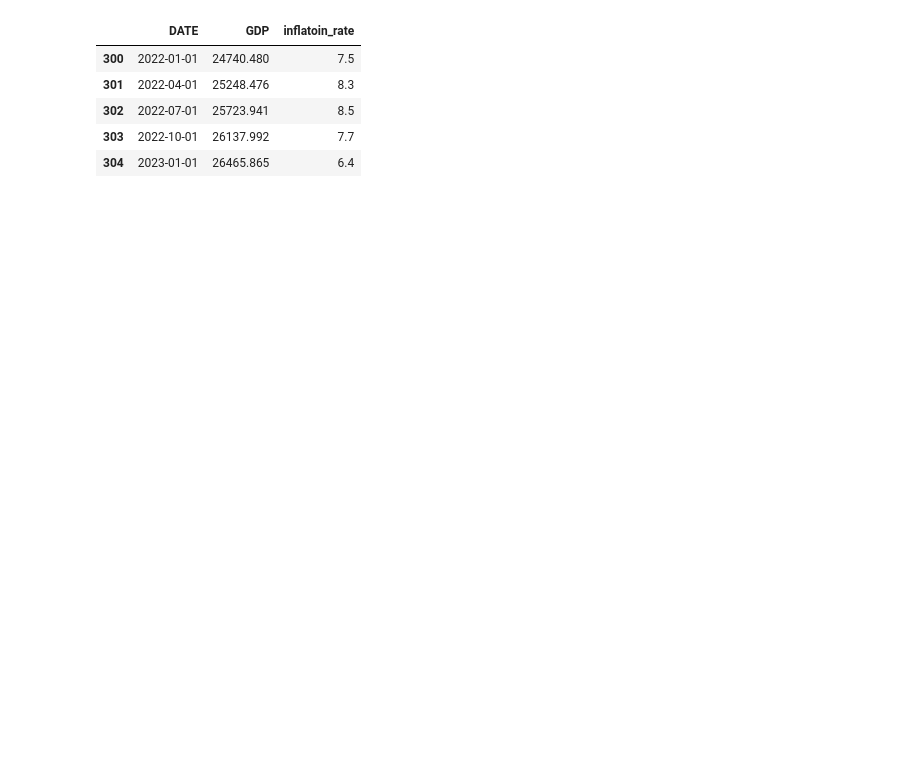
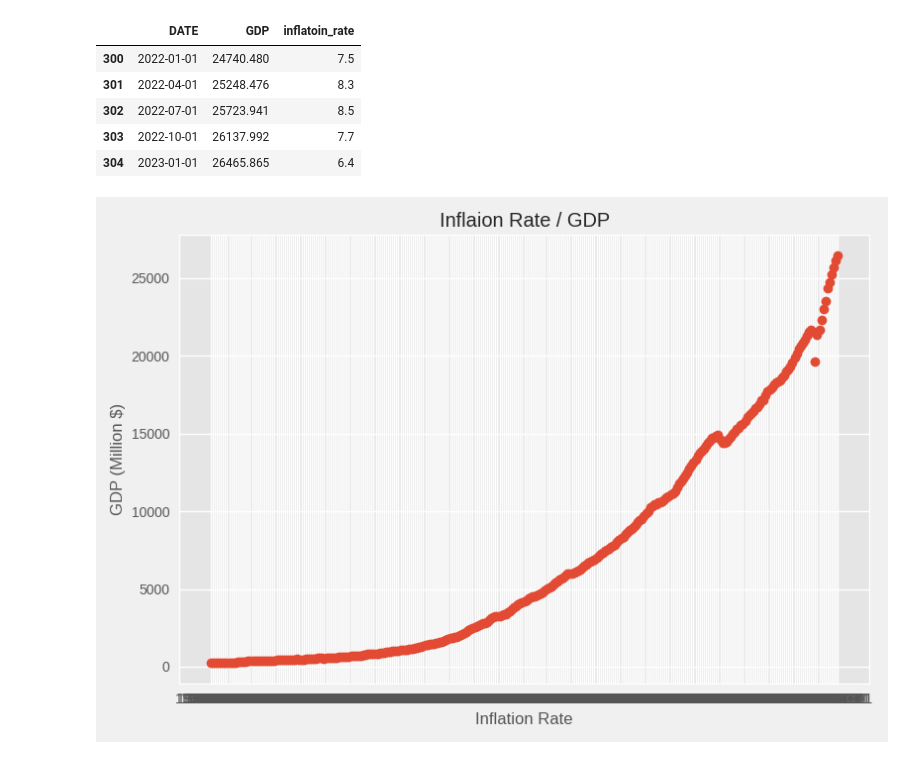
Before and after one commit to resistance22/economics_presentaion, a Jupyter notebook: prediction.ipynb, the cells around one changed output. Drawn from its saved outputs; the diff is of its cells as text; code cells hidden in the pictures; blank space fills up the shorter version.

Commit message:
[ref]: Added plot

```diff
--- a/prediction.ipynb
+++ b/prediction.ipynb
@@ -43,3 +43,21 @@ data.tail()
 | 302 | 2022-07-01 | 25723.941 | 8.5 |
 | 303 | 2022-10-01 | 26137.992 | 7.7 |
 | 304 | 2023-01-01 | 26465.865 | 6.4 |
+# %%
+x = data["DATE"]
+y = data["GDP"]
+inflation = data["inflatoin_rate"]
+
+# plot:
+fig, ax = plt.subplots()
+start = dt.datetime.strptime(x.iloc[0], "%Y-%m-%d")
+end  = dt.datetime.strptime(x.iloc[-1], '%Y-%m-%d')
+
+plt.title("Inflaion Rate / GDP")
+plt.xlabel("Inflation Rate")
+plt.ylabel("GDP (Million $)")
+ax.plot_date(x, y)
+plt.tight_layout()
+plt.show()
+# %% [output]
+[figure, added]
```
Also changed, not shown: parts of 2 cells of this notebook.
